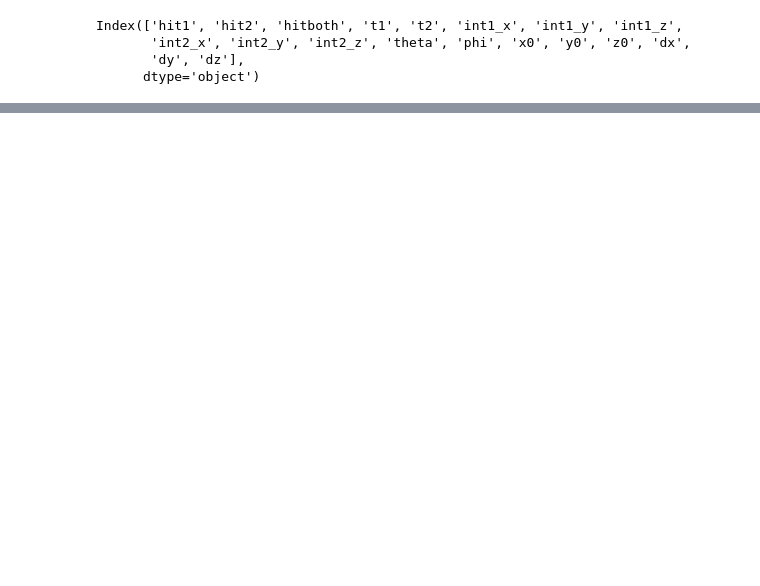
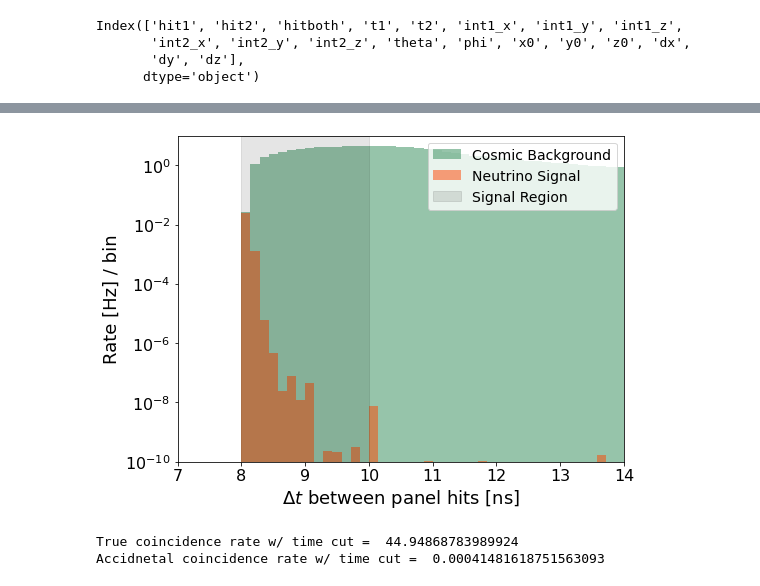
Before and after one commit to nickkamp1/Lake_Geneva_Neutrinos, a Jupyter notebook: Cosmics/SurfaceMuonBackgroundEstimate.ipynb, the cells around one changed output, grey strips where cells are left out. Drawn from its saved outputs; the diff is of its cells as text; code cells hidden in the pictures; blank space fills up the shorter version.

```diff
--- a/Cosmics/SurfaceMuonBackgroundEstimate.ipynb
+++ b/Cosmics/SurfaceMuonBackgroundEstimate.ipynb
@@ -21,8 +48,10 @@ Index(['hit1', 'hit2', 'hitboth', 't1', 't2', 'int1_x', 'int1_y', 'int1_z',
        'dy', 'dz'],
       dtype='object')
 # %%
-data_hit1 = data.query("hit1==1")
-data_hit2 = data.query("hit2==1")
-print("Singles rate = ",(len(data_hit1)+len(data_hit2))*rate/Ngen)
-data_hitboth = data.query("hitboth==1")
+cosmic_data_hit1 = data.query("hit1==1")
+cosmic_data_hit2 = data.query("hit2==1")
+singles_rate = (len(cosmic_data_hit1)+len(cosmic_data_hit2))*rate/Ngen
+print("Singles rate = ",singles_rate)
+cosmic_data = data.query("hitboth==1")
+print("Coincidence rate = ",len(cosmic_data)*rate/Ngen)
 # %% [output]
@@ -30,5 +60,8 @@ Singles rate =  5630.954979
 # %%
-data_hitboth["first_plane"] = np.array(data_hitboth.t1 > data_hitboth.t2,dtype=int) + 1
+cosmic_data["first_plane"] = np.array(cosmic_data.t1 > cosmic_data.t2,dtype=int) + 1
 for coord in ["x","y","z"]:
-    data_hitboth["first_plane_%s"%coord] = np.where(data_hitboth.first_plane==1,data_hitboth["int1_%s"%coord],data_hitboth["int2_%s"%coord])
-    data_hitboth["second_plane_%s"%coord] = np.where(data_hitboth.first_plane==1,data_hitboth["int2_%s"%coord],data_hitboth["int1_%s"%coord])
+    cosmic_data["first_plane_%s"%coord] = np.where(cosmic_data.first_plane==1,cosmic_data["int1_%s"%coord],cosmic_data["int2_%s"%coord])
+    cosmic_data["second_plane_%s"%coord] = np.where(cosmic_data.first_plane==1,cosmic_data["int2_%s"%coord],cosmic_data["int1_%s"%coord])
+cosmic_data["muon_height_difference"] = cosmic_data["second_plane_z"] - cosmic_data["first_plane_z"]
+cosmic_data["horizontal_displacement"] = cosmic_data["second_plane_y"] - cosmic_data["first_plane_y"]
+cosmic_data["vertical_displacement"] = cosmic_data["second_plane_z"] - cosmic_data["first_plane_z"]
@@ -108,0 +145,30 @@ muon_x_difference = np.array(first_panel_x) - np.array(second_panel_x)
+# %%
+cosmic_data["delta_t"] = np.sqrt((cosmic_data.int2_x - cosmic_data.int1_x)**2 +
+                                 (cosmic_data.int2_y - cosmic_data.int1_y)**2 +
+                                 (cosmic_data.int2_z - cosmic_data.int1_z)**2) /c
+nu_data["delta_t"] = np.sqrt((nu_data.second_plane_x - nu_data.first_plane_x)**2 +
+                             (nu_data.second_plane_y - nu_data.first_plane_y)**2 +
+                             (nu_data.second_plane_z - nu_data.first_plane_z)**2) /c
+# %%
+plt.hist(cosmic_data["delta_t"],bins=np.linspace(7,14,50),weights=rate/Ngen*np.ones_like(cosmic_data["delta_t"]),
+         alpha=0.5,color=cosmic_color,label="Cosmic Background")
+plt.hist(nu_data["delta_t"],bins=np.linspace(7,14,50),weights=nu_data["weights"]/n_seconds_HLLHC,
+         alpha=0.5,color=nu_color,label="Neutrino Signal")
+plt.fill_between([8,10],[10,10],color="black",alpha=0.1,label="Signal Region")
+plt.semilogy()
+plt.ylim(1e-10,10)
+plt.xlim(7,14)
+plt.xlabel(r"$\Delta t$ between panel hits [ns]")
+plt.ylabel("Rate [Hz] / bin")
+plt.legend(loc="upper right")
+plt.savefig("Figures/Panel_DeltaT.pdf",dpi=100)
+plt.show()
+
+cosmic_data_time_cut = cosmic_data.query("delta_t > 8 and delta_t < 10")
+nu_data_time_cut = nu_data.query("delta_t > 8 and delta_t < 10")
+print("True coincidence rate w/ time cut = ",len(cosmic_data_time_cut)*rate/Ngen)
+print("Accidnetal coincidence rate w/ time cut = ",singles_rate* 1.62e3 * 2e-9)
+# %% [output]
+[figure, added]
+True coincidence rate w/ time cut =  44.94868783989924
+Accidnetal coincidence rate w/ time cut =  0.00041481618751563093
```
Also changed, not shown: parts of 22 cells of this notebook, 2 other files.
